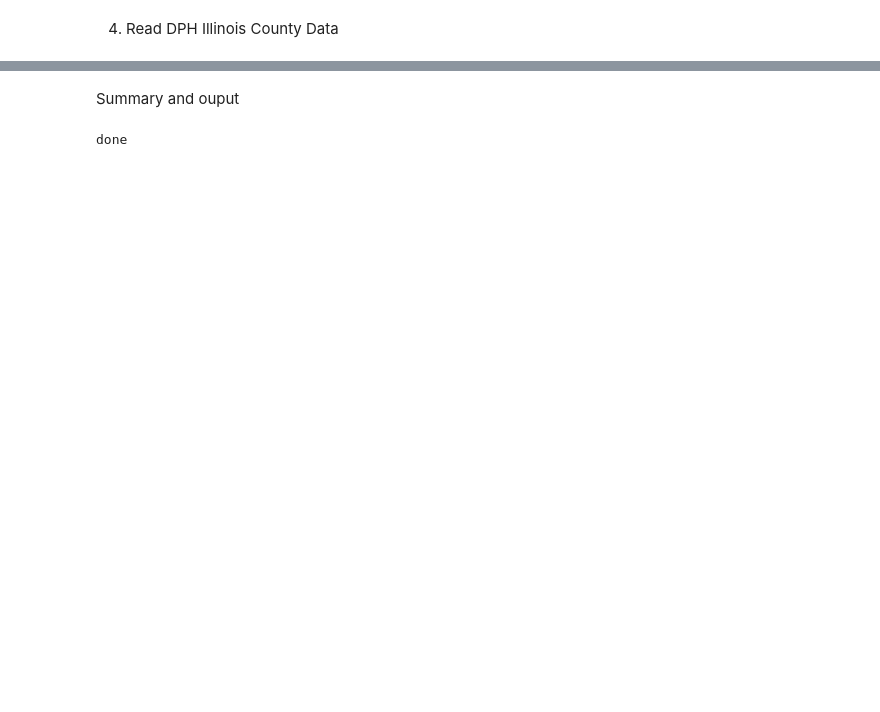
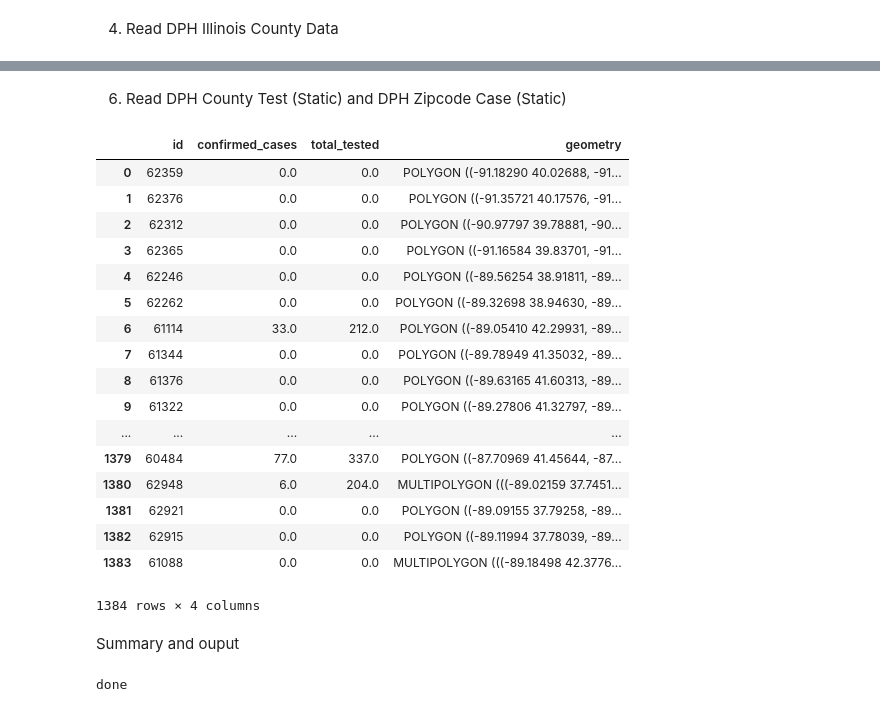
Before and after one commit to cybergis/wherecovid19_webapp, a Jupyter notebook: preprocessing/DefineInterval.ipynb, the cells around one changed output, grey strips where cells are left out. Cells and saved outputs as stored; diff of their text form; code cells hidden in the pictures; blank space fills up the shorter version.

```diff
--- a/preprocessing/DefineInterval.ipynb
+++ b/preprocessing/DefineInterval.ipynb
@@ -262,3 +262,29 @@ dph_illinois_dict['case']['log'] = create_dict(dph_illinois_log_case)
 # dph_illinois_dict['case_per_100k_capita']['log'] = create_dict(illinois_log_case_per_100k_capita)
 # dph_illinois_dict['death_per_100k_capita']['nolog'] = create_dict(illinois_death_per_100k_capita)
 # dph_illinois_dict['death_per_100k_capita']['log'] = create_dict(illinois_log_death_per_100k_capita)
+# %% [markdown]
+6. Read DPH County Test (Static) and DPH Zipcode Case (Static)
+# %%
+dph_illinois_test_gdf = gpd.read_file('illinois/dph_county_static_data.geojson')
+dph_zipcode_gdf = gpd.read_file('illinois/dph_zipcode_data.geojson')
+# %%
+dph_zipcode_gdf
+# %% [output]
+|  | id | confirmed_cases | total_tested | geometry |
+| 0 | 62359 | 0.0 | 0.0 | POLYGON ((-91.18290 40.02688, -91... |
+| 1 | 62376 | 0.0 | 0.0 | POLYGON ((-91.35721 40.17576, -91... |
+| 2 | 62312 | 0.0 | 0.0 | POLYGON ((-90.97797 39.78881, -90... |
+| 3 | 62365 | 0.0 | 0.0 | POLYGON ((-91.16584 39.83701, -91... |
+| 4 | 62246 | 0.0 | 0.0 | POLYGON ((-89.56254 38.91811, -89... |
+| 5 | 62262 | 0.0 | 0.0 | POLYGON ((-89.32698 38.94630, -89... |
+| 6 | 61114 | 33.0 | 212.0 | POLYGON ((-89.05410 42.29931, -89... |
+| 7 | 61344 | 0.0 | 0.0 | POLYGON ((-89.78949 41.35032, -89... |
+| 8 | 61376 | 0.0 | 0.0 | POLYGON ((-89.63165 41.60313, -89... |
+| 9 | 61322 | 0.0 | 0.0 | POLYGON ((-89.27806 41.32797, -89... |
+| ... | ... | ... | ... | ... |
+| 1379 | 60484 | 77.0 | 337.0 | POLYGON ((-87.70969 41.45644, -87... |
+| 1380 | 62948 | 6.0 | 204.0 | MULTIPOLYGON (((-89.02159 37.7451... |
+| 1381 | 62921 | 0.0 | 0.0 | POLYGON ((-89.09155 37.79258, -89... |
+| 1382 | 62915 | 0.0 | 0.0 | POLYGON ((-89.11994 37.78039, -89... |
+| 1383 | 61088 | 0.0 | 0.0 | MULTIPOLYGON (((-89.18498 42.3776... |
+1384 rows × 4 columns
```
Also changed, not shown: parts of 6 cells of this notebook, 5 other files.
